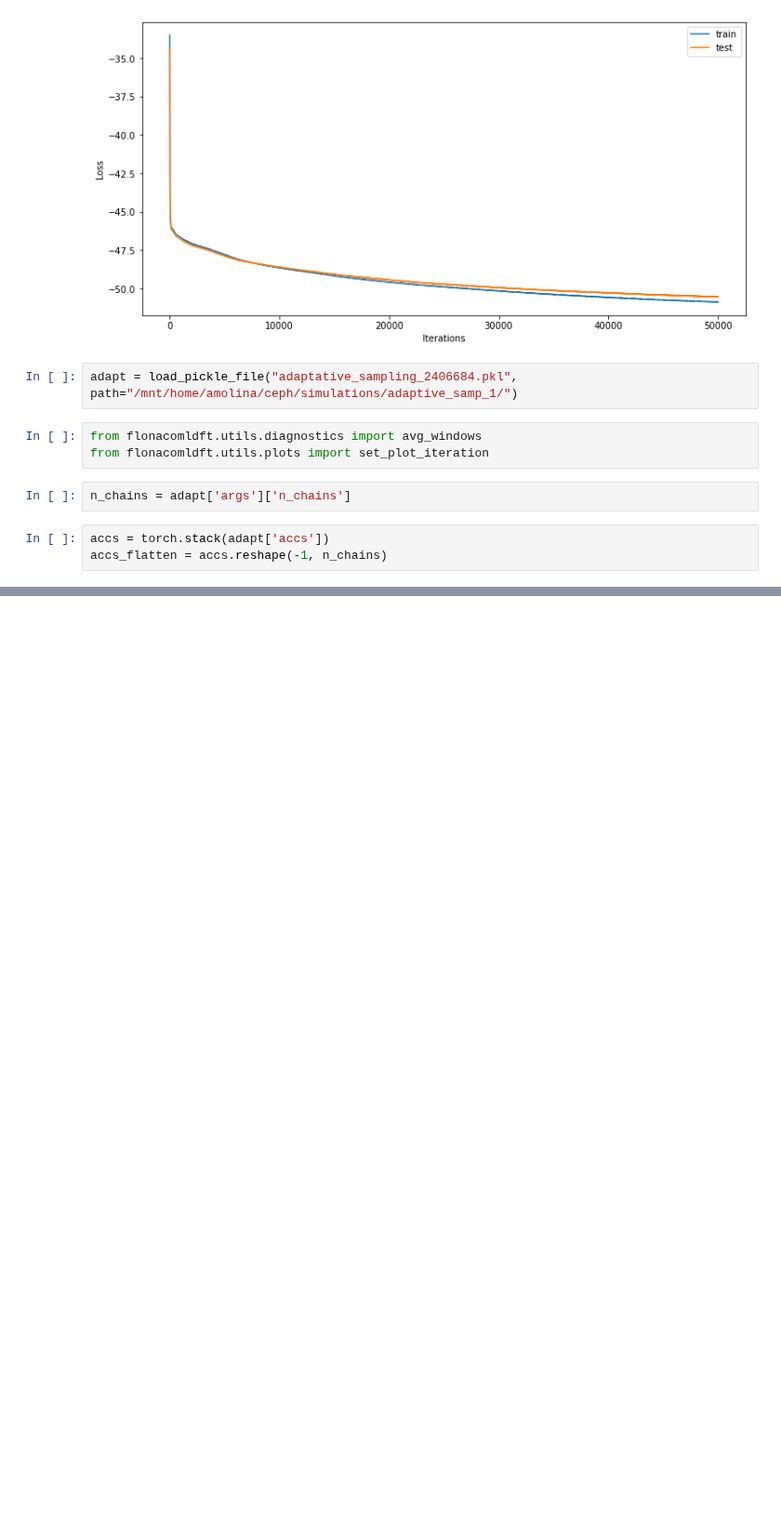
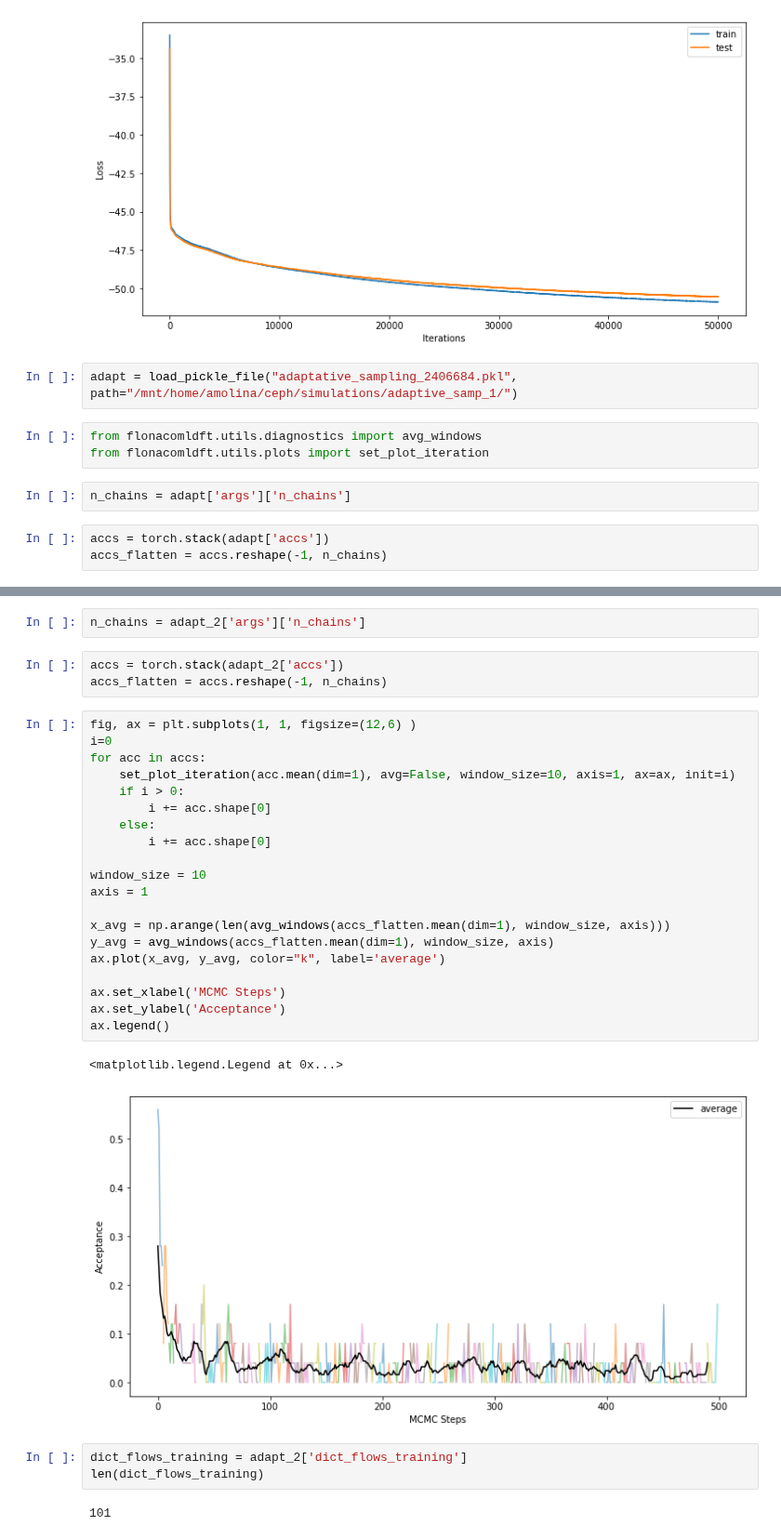
Before and after one commit to anacmolina/ML-DFT, a Jupyter notebook: notebooks/24 - first adaptive ag6 data.ipynb, the cells around one changed output, grey strips where cells are left out. Shown at 93% size. Saved outputs shown, nothing was run; the diff lists cells and outputs as text; blank space fills up the shorter version.

```diff
--- a/notebooks/24 - first adaptive ag6 data.ipynb
+++ b/notebooks/24 - first adaptive ag6 data.ipynb
@@ -79,0 +106,33 @@ for j in range(1):
+# %%
+n_chains = adapt_2['args']['n_chains']
+# %%
+accs = torch.stack(adapt_2['accs'])
+accs_flatten = accs.reshape(-1, n_chains)
+# %%
+fig, ax = plt.subplots(1, 1, figsize=(12,6) )
+i=0
+for acc in accs:
+    set_plot_iteration(acc.mean(dim=1), avg=False, window_size=10, axis=1, ax=ax, init=i)
+    if i > 0:
+        i += acc.shape[0]
+    else:
+        i += acc.shape[0]
+
+window_size = 10
+axis = 1
+
+x_avg = np.arange(len(avg_windows(accs_flatten.mean(dim=1), window_size, axis)))
+y_avg = avg_windows(accs_flatten.mean(dim=1), window_size, axis)
+ax.plot(x_avg, y_avg, color="k", label='average')
+
+ax.set_xlabel('MCMC Steps')
+ax.set_ylabel('Acceptance')
+ax.legend()
+# %% [output]
+<matplotlib.legend.Legend at 0x...>
+[figure, added]
+# %%
+dict_flows_training = adapt_2['dict_flows_training']
+len(dict_flows_training)
+# %% [output]
+101
```
Also changed, not shown: parts of 12 cells of this notebook, 5 other files.
